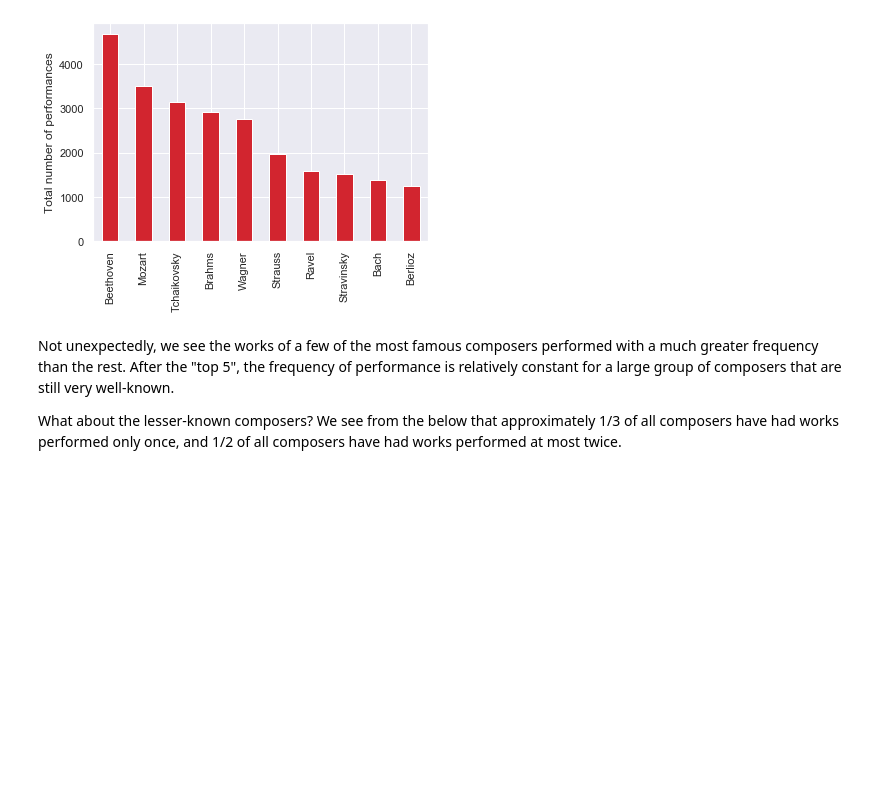
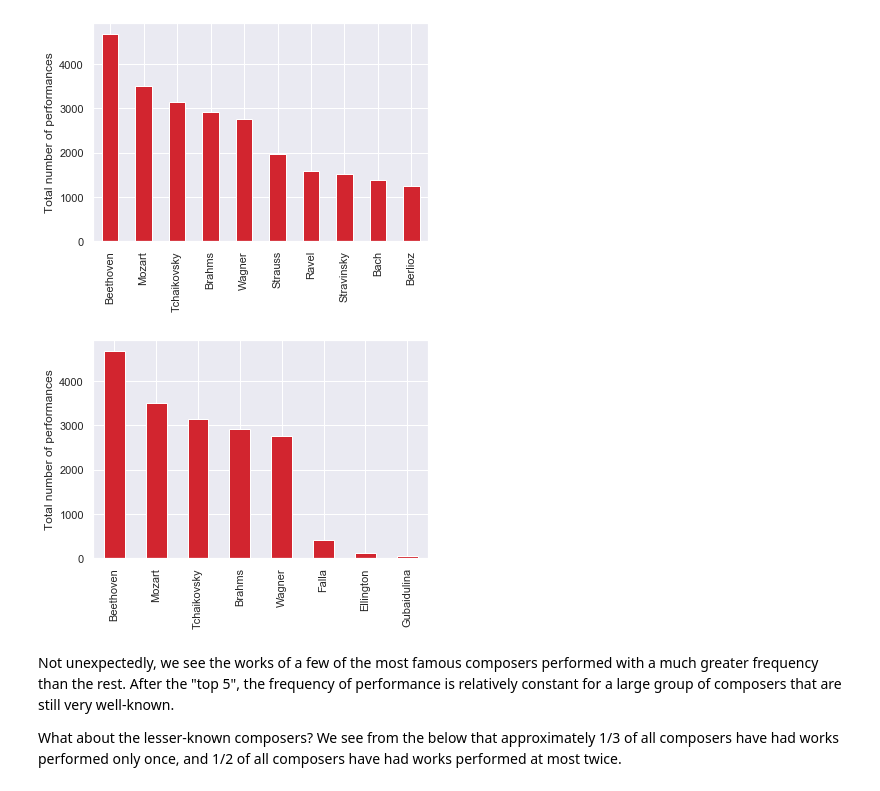
Before and after one commit to physinet/NY-Phil-EDA, a Jupyter notebook: EDA.ipynb, the cells around one changed output. Saved outputs shown, nothing was run; the diff lists cells and outputs as text; code cells hidden in the pictures; blank space fills up the shorter version.

```diff
--- a/EDA.ipynb
+++ b/EDA.ipynb
@@ -457,6 +457,15 @@ ax.set_ylabel('Total number of performances');
 ax.figure.savefig('plots/popular_composers.png', bbox_inches='tight', dpi=400)
 # %% [output]
 [figure]
+# %%
+composer_counts = df['composerName'].value_counts()
+composer_counts2 = composer_counts.copy()
+composer_counts2.index = composer_counts2.index.str.split(',').str[0]
+ax = composer_counts2[[0,1,2,3,4, 39, 82, 185]].plot.bar(color=nyphilcolor)
+ax.set_ylabel('Total number of performances');
+ax.figure.savefig('plots/popular_minority_composers.png', bbox_inches='tight', dpi=400)
+# %% [output]
+[figure, added]
 # %% [markdown]
 Not unexpectedly, we see the works of a few of the most famous composers performed with a much greater frequency than the rest. After the "top 5", the frequency of performance is relatively constant for a large group of composers that are still very well-known.
 
```
Also changed, not shown: parts of 2 cells of this notebook, 2 other files.
